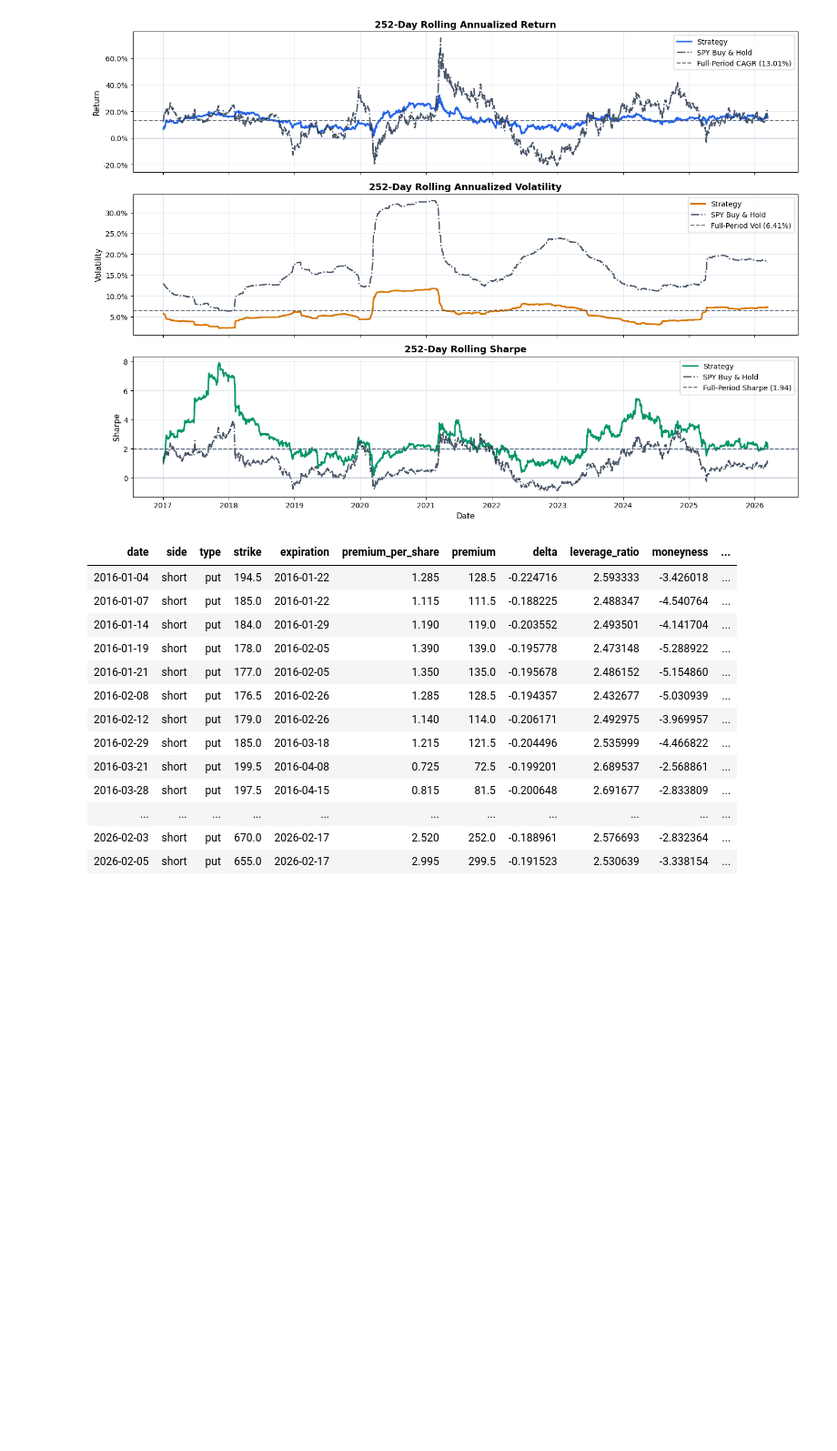
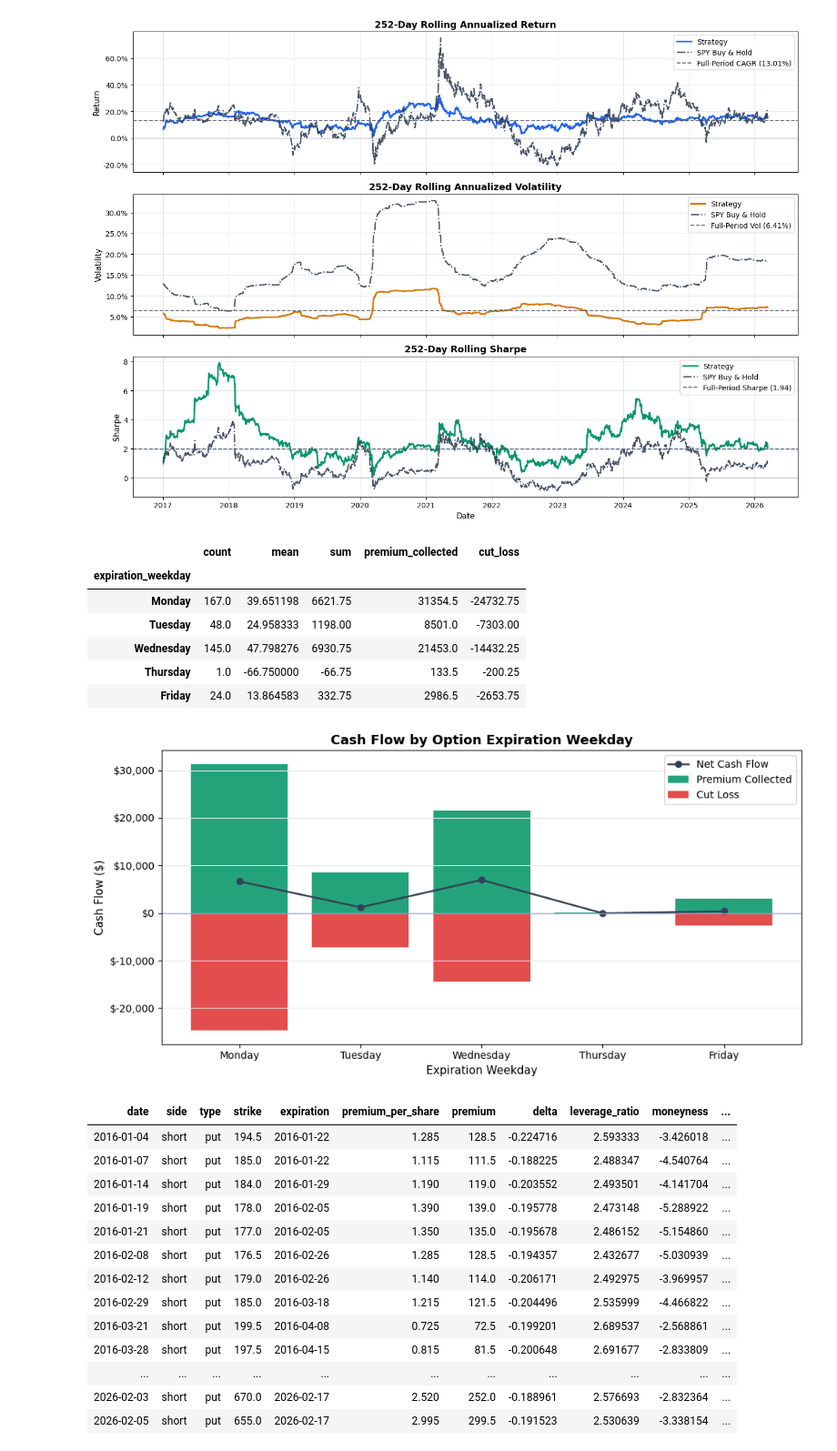
Before and after one commit to laurence1126/Option-Wheel, a Jupyter notebook: run_backtest.ipynb, the cells around one changed output. Shown at 91% size. Saved outputs shown, nothing was run; the diff lists cells and outputs as text; code cells hidden in the pictures; blank space fills up the shorter version.

Commit message:
Add cash flow plotting by expiration weekday to performance report

```diff
--- a/run_backtest.ipynb
+++ b/run_backtest.ipynb
@@ -59,6 +59,18 @@ _ = report.plot_equity_and_drawdown()
 _ = report.plot_rolling_metrics(252)
 # %% [output]
 [figure]
+# %%
+_, res = report.plot_cash_flow_by_expiration_weekday()
+res
+# %% [output]
+|  | count | mean | sum | premium_collected | cut_loss |
+| expiration_weekday |  |  |  |  |  |
+| Monday | 167.0 | 39.651198 | 6621.75 | 31354.5 | -24732.75 |
+| Tuesday | 48.0 | 24.958333 | 1198.00 | 8501.0 | -7303.00 |
+| Wednesday | 145.0 | 47.798276 | 6930.75 | 21453.0 | -14432.25 |
+| Thursday | 1.0 | -66.750000 | -66.75 | 133.5 | -200.25 |
+| Friday | 24.0 | 13.864583 | 332.75 | 2986.5 | -2653.75 |
+[figure, added]
 # %%
 from IPython.display import HTML, display
 
```
Also changed, not shown: 3 other files.
